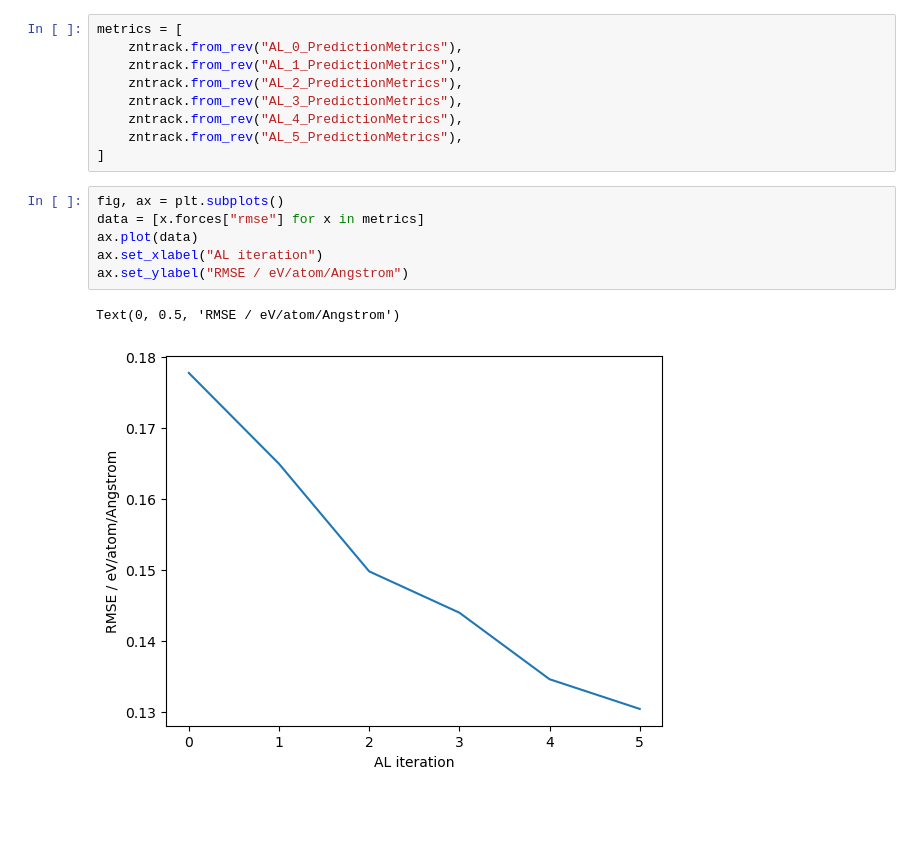
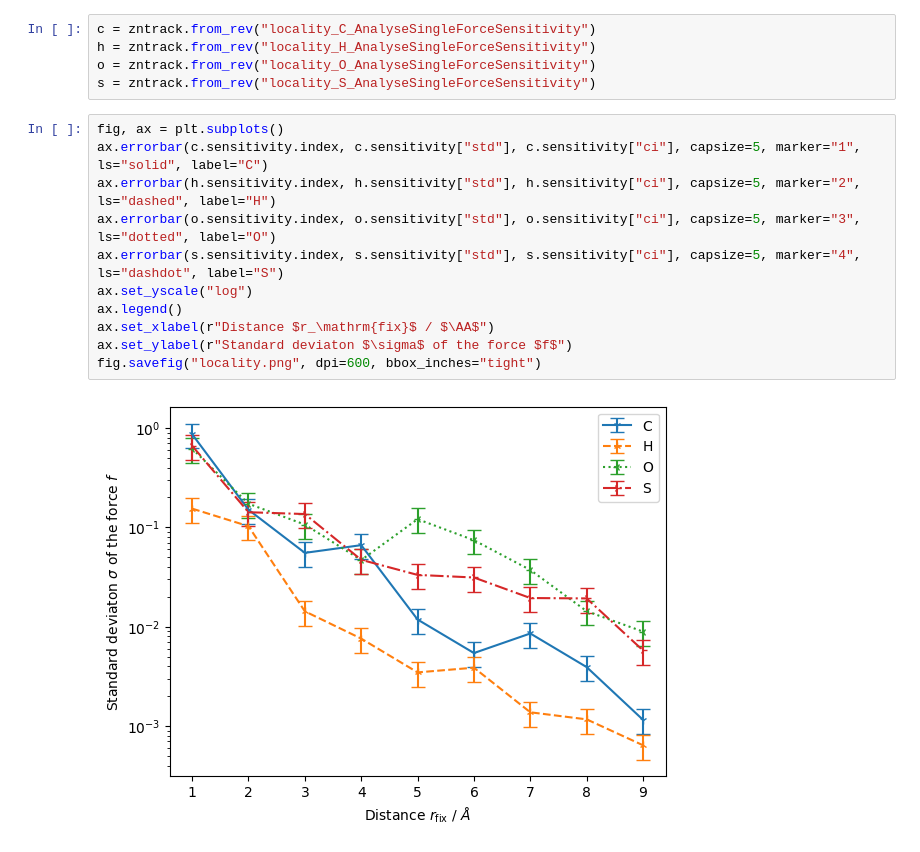
Before and after one commit to IPSProjects/DMSO, a Jupyter notebook: eval.ipynb, the cells around one changed output. Cells and saved outputs as stored; diff of their text form; blank space fills up the shorter version.

Commit message:
update evaluation plots

```diff
--- a/eval.ipynb
+++ b/eval.ipynb
@@ -68,18 +7,18 @@ ax.legend()
 # %%
-metrics = [
-    zntrack.from_rev("AL_0_PredictionMetrics"),
-    zntrack.from_rev("AL_1_PredictionMetrics"),
-    zntrack.from_rev("AL_2_PredictionMetrics"),
-    zntrack.from_rev("AL_3_PredictionMetrics"),
-    zntrack.from_rev("AL_4_PredictionMetrics"),
-    zntrack.from_rev("AL_5_PredictionMetrics"),
-]
+c = zntrack.from_rev("locality_C_AnalyseSingleForceSensitivity")
+h = zntrack.from_rev("locality_H_AnalyseSingleForceSensitivity")
+o = zntrack.from_rev("locality_O_AnalyseSingleForceSensitivity")
+s = zntrack.from_rev("locality_S_AnalyseSingleForceSensitivity")
-# %%
-fig, ax = plt.subplots()
-data = [x.forces["rmse"] for x in metrics]
-ax.plot(data)
-ax.set_xlabel("AL iteration")
-ax.set_ylabel("RMSE / eV/atom/Angstrom")
-# %% [output]
-Text(0, 0.5, 'RMSE / eV/atom/Angstrom')
-[figure, removed]
+# %%
+fig, ax = plt.subplots()
+ax.errorbar(c.sensitivity.index, c.sensitivity["std"], c.sensitivity["ci"], capsize=5, marker="1", ls="solid", label="C")
+ax.errorbar(h.sensitivity.index, h.sensitivity["std"], h.sensitivity["ci"], capsize=5, marker="2", ls="dashed", label="H")
+ax.errorbar(o.sensitivity.index, o.sensitivity["std"], o.sensitivity["ci"], capsize=5, marker="3", ls="dotted", label="O")
+ax.errorbar(s.sensitivity.index, s.sensitivity["std"], s.sensitivity["ci"], capsize=5, marker="4", ls="dashdot", label="S")
+ax.set_yscale("log")
+ax.legend()
+ax.set_xlabel(r"Distance $r_\mathrm{fix}$ / $\AA$")
+ax.set_ylabel(r"Standard deviaton $\sigma$ of the force $f$")
+fig.savefig("locality.png", dpi=600, bbox_inches="tight")
+# %% [output]
+[figure, added]
```
Also changed, not shown: parts of 4 cells of this notebook.
